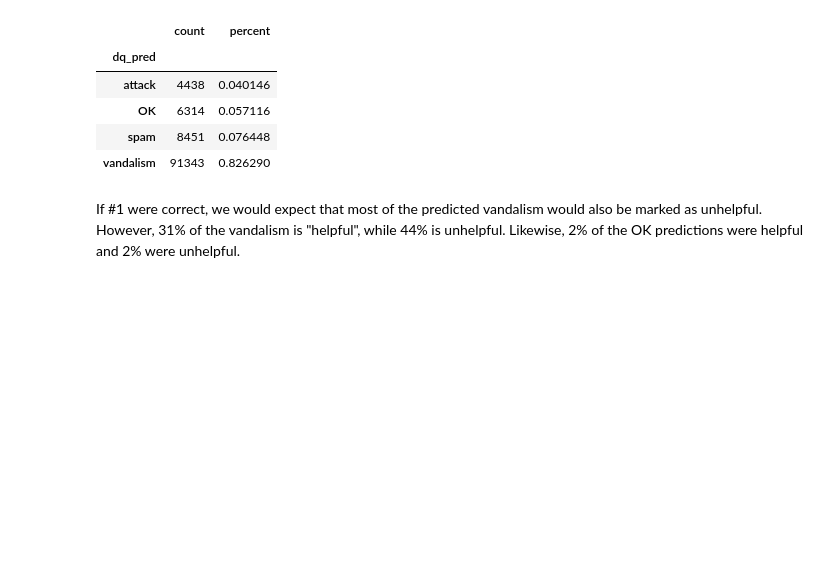
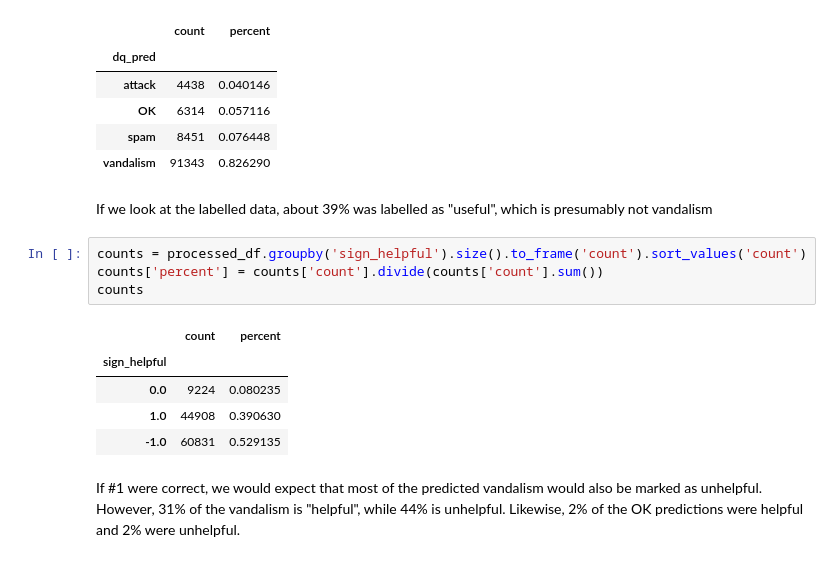
Before and after one commit to jmaddock/aft_summary_stats, a Jupyter notebook: vandalism_and_topic_stats_5-29-20.ipynb, the cells around one changed output. Drawn from its saved outputs; the diff is of its cells as text; blank space fills up the shorter version.

```diff
--- a/vandalism_and_topic_stats_5-29-20.ipynb
+++ b/vandalism_and_topic_stats_5-29-20.ipynb
@@ -53,6 +59,18 @@ counts
 | OK | 6314 | 0.057116 |
 | spam | 8451 | 0.076448 |
 | vandalism | 91343 | 0.826290 |
+# %% [markdown]
+If we look at the labelled data, about 39% was labelled as "useful", which is presumably not vandalism
+# %%
+counts = processed_df.groupby('sign_helpful').size().to_frame('count').sort_values('count')
+counts['percent'] = counts['count'].divide(counts['count'].sum())
+counts
+# %% [output]
+|  | count | percent |
+| sign_helpful |  |  |
+| 0.0 | 9224 | 0.080235 |
+| 1.0 | 44908 | 0.390630 |
+| -1.0 | 60831 | 0.529135 |
 # %% [markdown]
 If #1 were correct, we would expect that most of the predicted vandalism would also be marked as unhelpful.  However, 31% of the vandalism is "helpful", while 44% is unhelpful.  Likewise, 2% of the OK predictions were helpful and 2% were unhelpful.
 # %%
```
Also changed, not shown: parts of 6 cells of this notebook.
